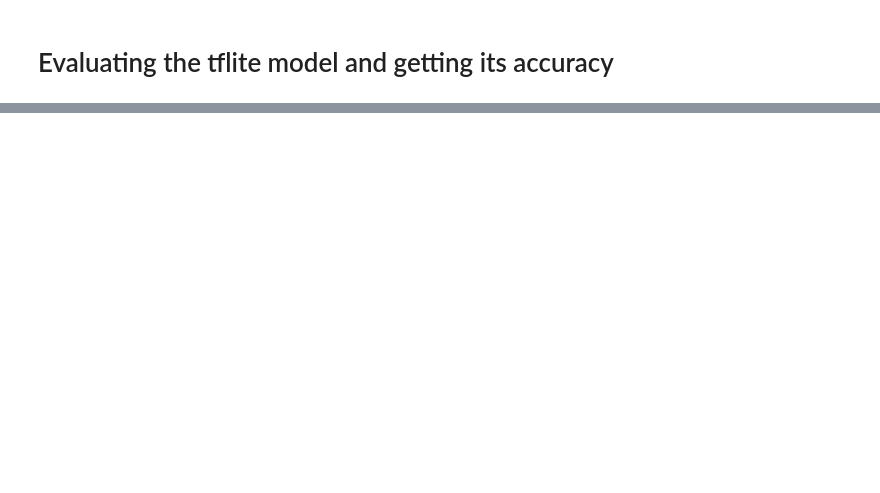
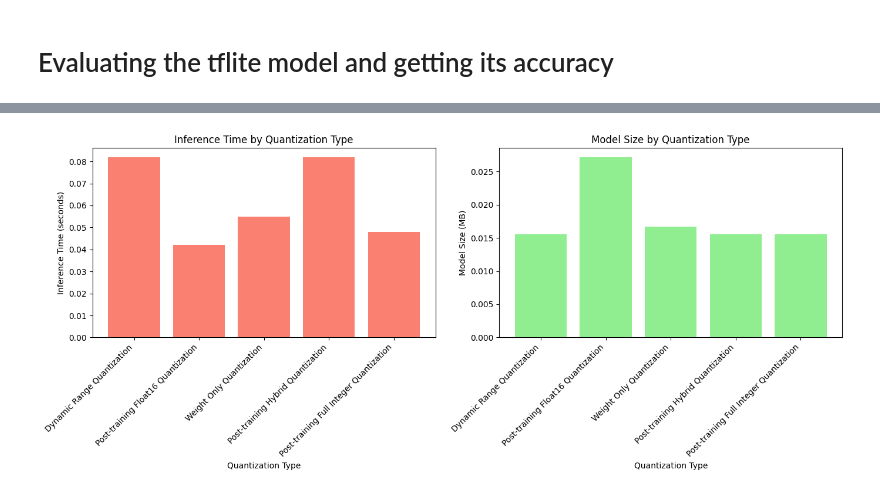
Before and after one commit to 5AIPAVAN/TinyML-Predictive_Maintenance, a Jupyter notebook: tinyml2.ipynb, the cells around one changed output, grey strips where cells are left out. Cells and saved outputs as stored; diff of their text form; code cells hidden in the pictures; blank space fills up the shorter version.

```diff
--- a/tinyml2.ipynb
+++ b/tinyml2.ipynb
@@ -687,0 +1083,54 @@ _________________________________________________________________
+# %%
+import matplotlib.pyplot as plt
+import pandas as pd
+
+# Define the data for each quantization type
+data = {
+    "Quantization Type": [
+        "Dynamic Range Quantization",
+        "Post-training Float16 Quantization",
+        "Weight Only Quantization",  # Corrected the name and added a comma
+        "Post-training Hybrid Quantization",
+        "Post-training Full Integer Quantization"
+    ],
+    "Inference Time (seconds)": [
+        0.0820002555847168,  # Replace with actual inference time values
+        0.04199862480163574, # Replace with actual inference time values
+        0.05499720573425293, # Replace with actual inference time values
+        0.0820002555847168,  # Replace with actual inference time values
+        0.04800772666931152  # Replace with actual inference time values
+    ],
+    "Model Size (MB)": [
+        0.01558685302734375,  # Replace with actual model size values
+        0.027187347412109375, # Replace with actual model size values
+        0.0166778564453125,   # Replace with actual model size values
+        0.01558685302734375,  # Replace with actual model size values
+        0.01558685302734375   # Replace with actual model size values
+    ]
+}
+
+# Create a DataFrame
+df = pd.DataFrame(data)
+
+# Plot Inference Time
+plt.figure(figsize=(14, 6))
+
+plt.subplot(1, 2, 1)
+plt.bar(df["Quantization Type"], df["Inference Time (seconds)"], color='salmon')
+plt.xlabel('Quantization Type')
+plt.ylabel('Inference Time (seconds)')
+plt.title('Inference Time by Quantization Type')
+plt.xticks(rotation=45, ha='right')
+
+# Plot Model Size
+plt.subplot(1, 2, 2)
+plt.bar(df["Quantization Type"], df["Model Size (MB)"], color='lightgreen')
+plt.xlabel('Quantization Type')
+plt.ylabel('Model Size (MB)')
+plt.title('Model Size by Quantization Type')
+plt.xticks(rotation=45, ha='right')
+
+plt.tight_layout()
+plt.show()
+# %% [output]
+[figure, added]
```
Also changed, not shown: parts of 30 cells of this notebook, 9 other files.
